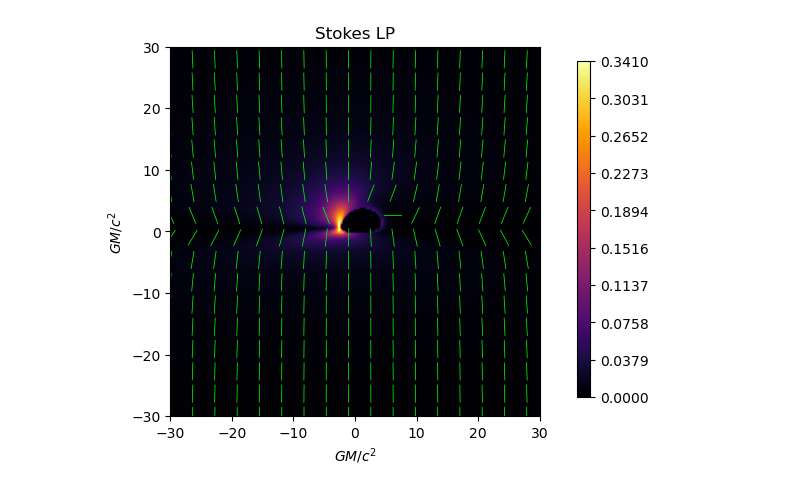
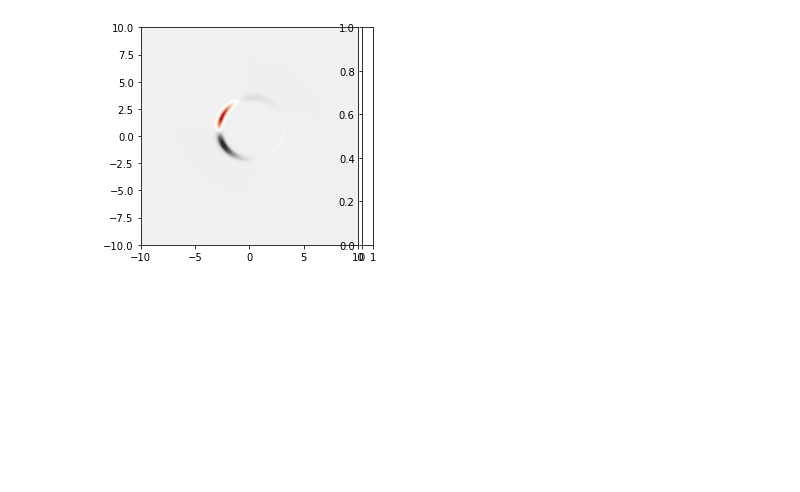
Before and after one commit to leon-astrophy/grtrans-leon, a Jupyter notebook: run.ipynb, the cells around one changed output. Cells and saved outputs as stored; diff of their text form; code cells hidden in the pictures; blank space fills up the shorter version.

```diff
--- a/run.ipynb
+++ b/run.ipynb
@@ -75 +96,18 @@ def bl_to_cartesian(r, th, p, alpha, v_r, v_th, v_p):
+# %%
+# plot #
+cmap = "RdGy"
+Z = stokesu
+vmin = Z.min()
+vmax = Z.max()
+norm = mpl.colors.TwoSlopeNorm(vmin=vmin, vcenter=0, vmax=vmax)
+tick = np.linspace(vmin, vmax, 10)
+fig, axs = plt.subplots()
+plt.contourf(X, Y, Z, 1000, cmap=cmap)
+plt.xlim(-10, 10)
+plt.ylim(-10, 10)
+plt.gca().set_aspect("equal")
+divider = make_axes_locatable(axs)
+cax = divider.append_axes("right", size="5%", pad=0.05)
+# %% [output]
+[figure, added]
 # %%
@@ -97,28 +114,0 @@ lp = np.sqrt(stokesq**2 + stokesu**2)/(itotal)
-# %%
-lp = np.nan_to_num(lp)
-cmap = "inferno"
-vmax = np.nanmax(lp)
-vmin = np.nanmin(lp)
-norm = mpl.colors.Normalize(vmin=vmin, vmax=vmax)
-tick = np.linspace(vmin, vmax, 10)
-fig, ax = plt.subplots()
-ax.contourf(X, Y, lp, 500, norm=norm, cmap=cmap)
-
-lp = np.nan_to_num(lp)
-scale = lp.copy()
-scale[:,:] = 1
-scale[lp == 0] = 0
-vxp = scale*np.sin(evpa*math.pi/180) #lp/vmax*np.sin(evpa*math.pi/180)
-vyp = - scale*np.cos(evpa*math.pi/180) #- lp/vmax*np.cos(evpa*math.pi/180)
-skip = int(ngrid/16)
-ax.quiver(X[::skip,::skip], Y[::skip,::skip], vxp[::skip,::skip], vyp[::skip,::skip],
-           headwidth=1, headlength=1, width=0.002, color='#00ff00', units='width', scale=20, pivot='mid')
-
-ax.set_title('Stokes LP')
-ax.set_aspect('equal')
-ax.set_xlabel(r"$GM/c^{2}$")
-ax.set_ylabel(r"$GM/c^{2}$")
-cbar_ax = fig.add_axes([0.86, 0.15, 0.02, 0.7])
-cbar = mpl.colorbar.ColorbarBase(cbar_ax, cmap=cmap, norm=norm, ticks=tick)
-# %% [output]
-[figure, removed]
```
Also changed, not shown: parts of 18 cells of this notebook, 44 other files.
